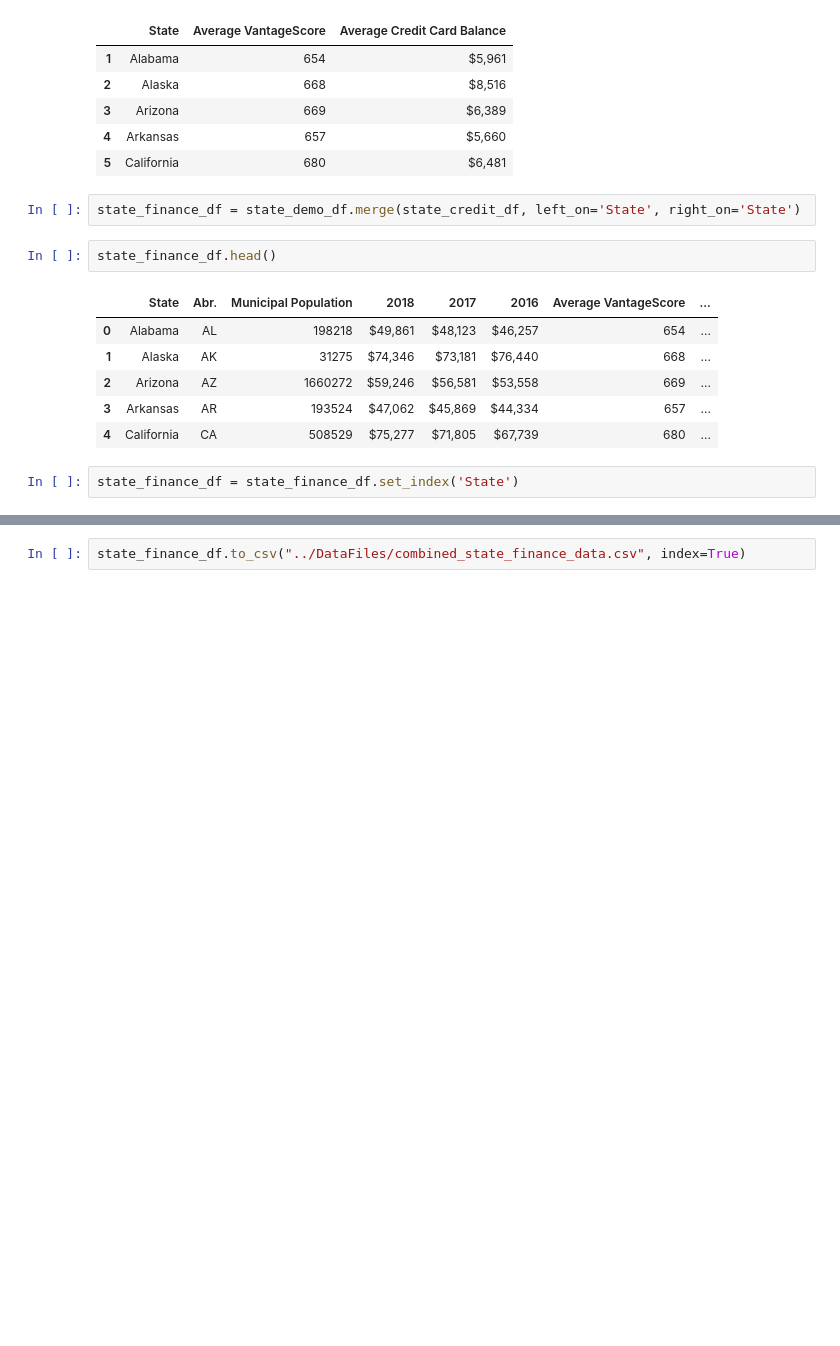
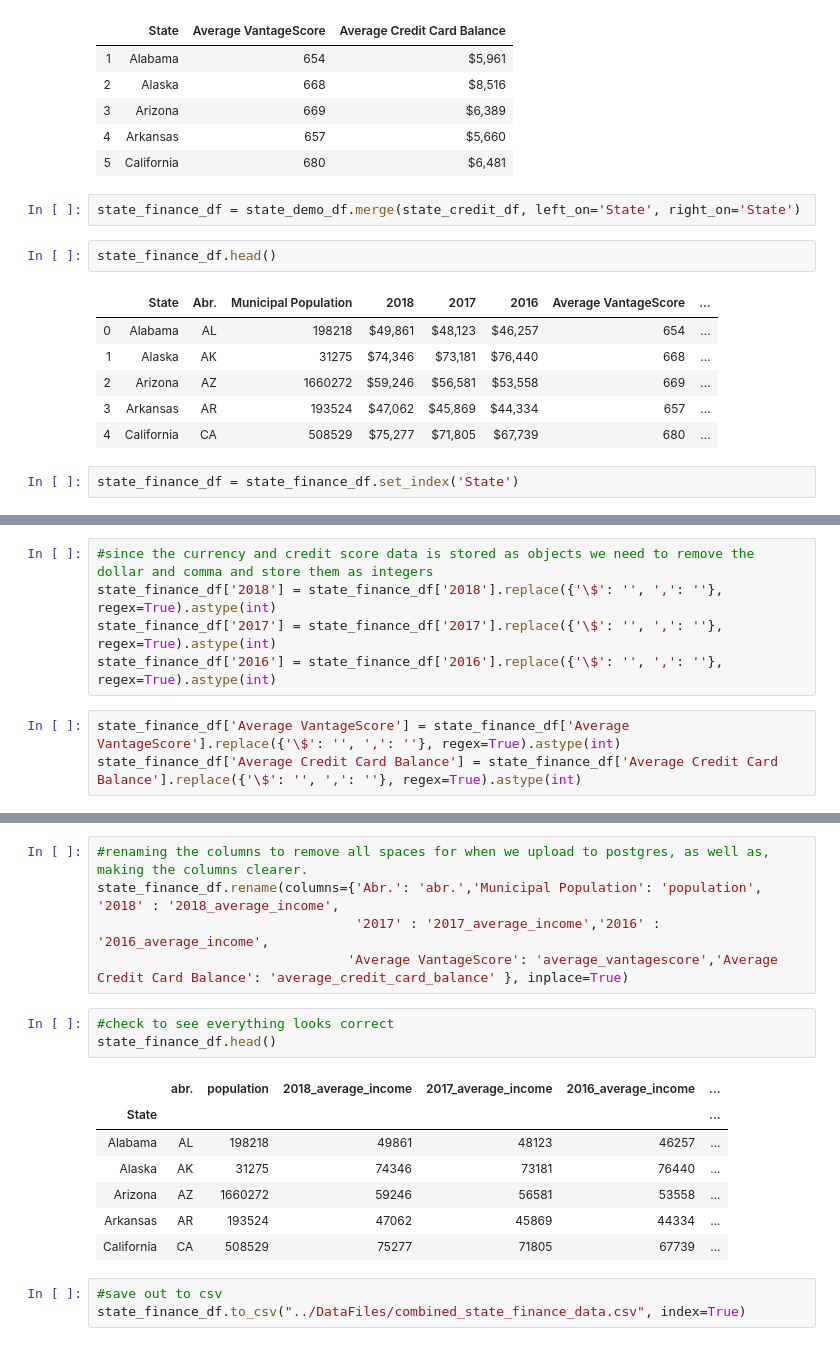
Before and after one commit to chscranton/Lending-Club, a Jupyter notebook: Transform/Transform.ipynb, the cells around one changed output, grey strips where cells are left out. Drawn from its saved outputs; the diff is of its cells as text; blank space fills up the shorter version.

```diff
--- a/Transform/Transform.ipynb
+++ b/Transform/Transform.ipynb
@@ -165,0 +178,8 @@ state_finance_df.head()
+# %%
+#since the currency and credit score data is stored as objects we need to remove the dollar and comma and store them as integers
+state_finance_df['2018'] = state_finance_df['2018'].replace({'\$': '', ',': ''}, regex=True).astype(int)
+state_finance_df['2017'] = state_finance_df['2017'].replace({'\$': '', ',': ''}, regex=True).astype(int)
+state_finance_df['2016'] = state_finance_df['2016'].replace({'\$': '', ',': ''}, regex=True).astype(int)
+# %%
+state_finance_df['Average VantageScore'] = state_finance_df['Average VantageScore'].replace({'\$': '', ',': ''}, regex=True).astype(int)
+state_finance_df['Average Credit Card Balance'] = state_finance_df['Average Credit Card Balance'].replace({'\$': '', ',': ''}, regex=True).astype(int)
@@ -166,2 +198,19 @@ state_finance_df.head()
+# %%
+#renaming the columns to remove all spaces for when we upload to postgres, as well as, making the columns clearer.
+state_finance_df.rename(columns={'Abr.': 'abr.','Municipal Population': 'population', '2018' : '2018_average_income',
+                                 '2017' : '2017_average_income','2016' : '2016_average_income',
+                                'Average VantageScore': 'average_vantagescore','Average Credit Card Balance': 'average_credit_card_balance' }, inplace=True)
+# %%
+#check to see everything looks correct
+state_finance_df.head()
+# %% [output]
+|  | abr. | population | 2018_average_income | 2017_average_income | 2016_average_income | ... |
+| State |  |  |  |  |  | ... |
+| Alabama | AL | 198218 | 49861 | 48123 | 46257 | ... |
+| Alaska | AK | 31275 | 74346 | 73181 | 76440 | ... |
+| Arizona | AZ | 1660272 | 59246 | 56581 | 53558 | ... |
+| Arkansas | AR | 193524 | 47062 | 45869 | 44334 | ... |
+| California | CA | 508529 | 75277 | 71805 | 67739 | ... |
 # %%
+#save out to csv
 state_finance_df.to_csv("../DataFiles/combined_state_finance_data.csv", index=True)
```
Also changed, not shown: parts of 2 cells of this notebook.
